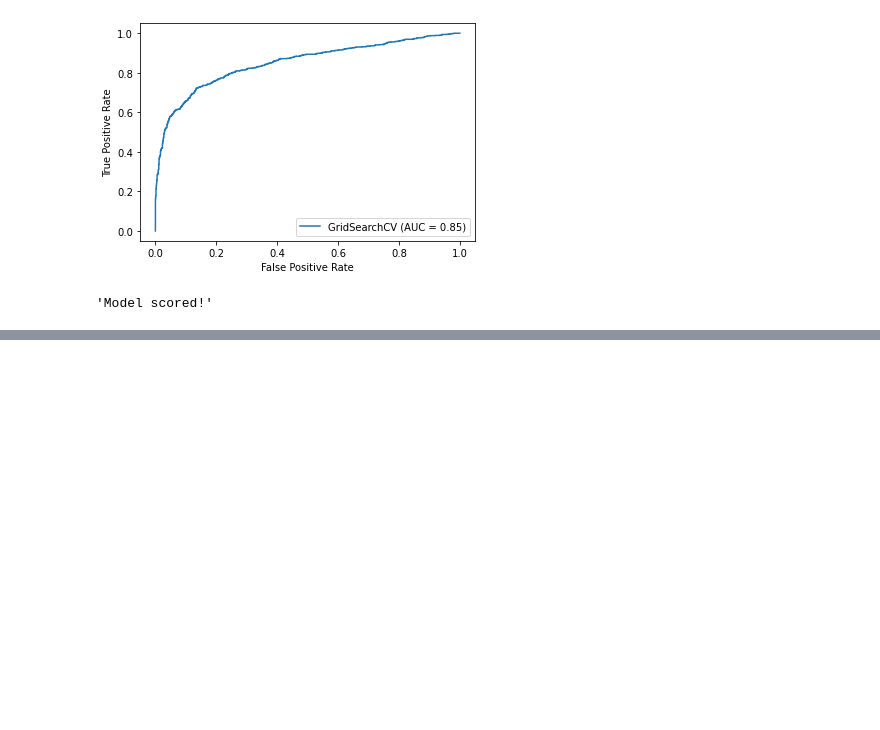
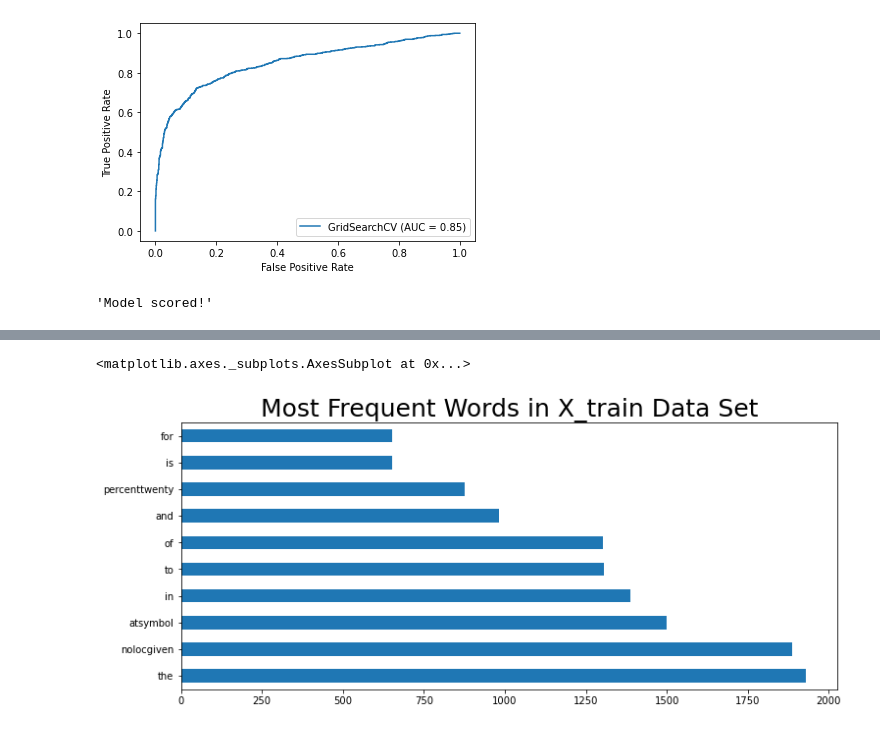
Before and after one commit to griffinwt/disaster_tweets, a Jupyter notebook: Modeling2.ipynb, the cells around one changed output, grey strips where cells are left out. Cells and saved outputs as stored; diff of their text form; code cells hidden in the pictures; blank space fills up the shorter version.

```diff
--- a/Modeling2.ipynb
+++ b/Modeling2.ipynb
@@ -400,9 +400,9 @@ Receiver Operating Characteristic (ROC) curve:
 'Model scored!'
 # %%
 nltk_slist = stopwords.words('english')
-maxfeats = [2_000, 3_000, 4_000, 5_000] #try different volume of features
-mindf = [2, 3, 4, 5, 6, 7] #minimum word frequency to be included in the model
-maxdf = [.3, .35, .4, .45, .5] #cutoff for words more frequent than percentage (float) threshhold
+maxfeats = [1_000, 2_000, 2_500, 3_000] #try different volume of features
+mindf = [2, 3, 4] #minimum word frequency to be included in the model
+maxdf = [.3, .35, .4] #cutoff for words more frequent than percentage (float) threshhold
 ngrams = [(1,1), (1,2)] #range of combinations of words to try (minimum, maximum)
 swords = [None, nltk_slist] #try None and a standard stop word list
 scaler = 'cvec' #count vectorizer
@@ -443,0 +515,14 @@ Receiver Operating Characteristic (ROC) curve:
+# %%
+#using code from my previous reddit NLP project
+scale_f = gs.best_estimator_.named_steps['cvec']
+class_f = gs.best_estimator_.named_steps['nb']
+
+XT_df = pd.DataFrame(scale_f.fit_transform(X_train).todense(), columns=scale_f.get_feature_names())
+plt.figure(figsize=(12,5))
+plt.title('Most Frequent Words in X_train Data Set', size=25)
+#plt.xlabel('Number of Uses (out of 14,717 posts in training set)', size=20)
+XT_df[XT_df>0]=1 #any words that appear more than once in the same post will count as 1 so we count per post
+XT_df.sum().sort_values(ascending=False).head(10).plot(kind='barh')
+# %% [output]
+<matplotlib.axes._subplots.AxesSubplot at 0x...>
+[figure, added]
```
Also changed, not shown: parts of 10 cells of this notebook, 1 other file.
